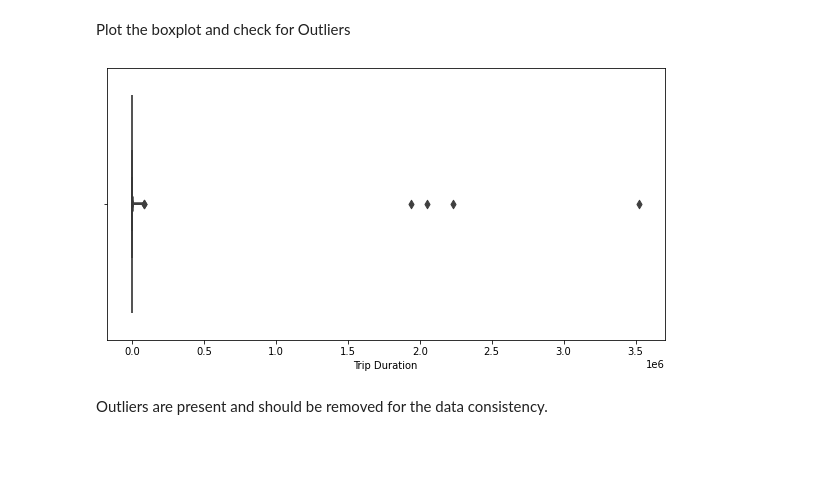
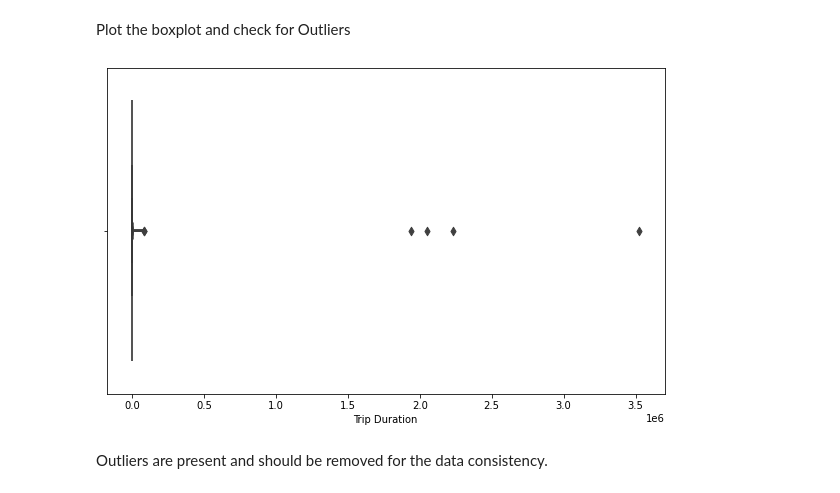
Before and after one commit to bysubanji/Nyc_taxi_ride_duration_prediction, a Jupyter notebook: NYC_Taxi_trip_time_Prediction_Bhaskarsubanji.ipynb, the cells around one changed output. Saved outputs shown, nothing was run; the diff lists cells and outputs as text; code cells hidden in the pictures; blank space fills up the shorter version.

```diff
--- a/NYC_Taxi_trip_time_Prediction_Bhaskarsubanji.ipynb
+++ b/NYC_Taxi_trip_time_Prediction_Bhaskarsubanji.ipynb
@@ -268,12 +269,12 @@ its observed that trip_duration is normally distributed.
 # %% [markdown]
 Plot the boxplot and check for Outliers
 # %%
-plt.figure(figsize = (10,5))
+plt.figure(figsize = (10,6))
 sns.boxenplot(data.trip_duration)
 plt.xlabel('Trip Duration')
 plt.show()
 # %% [output]
-[figure, old version]
+[figure, new version]
 # %% [markdown]
 Outliers are present and should be removed for the data consistency.
 # %%
```
Also changed, not shown: parts of 111 cells of this notebook.
